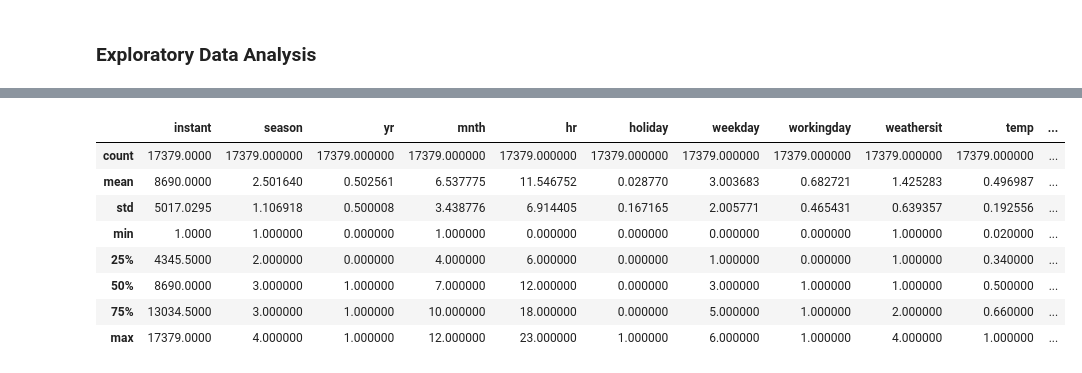
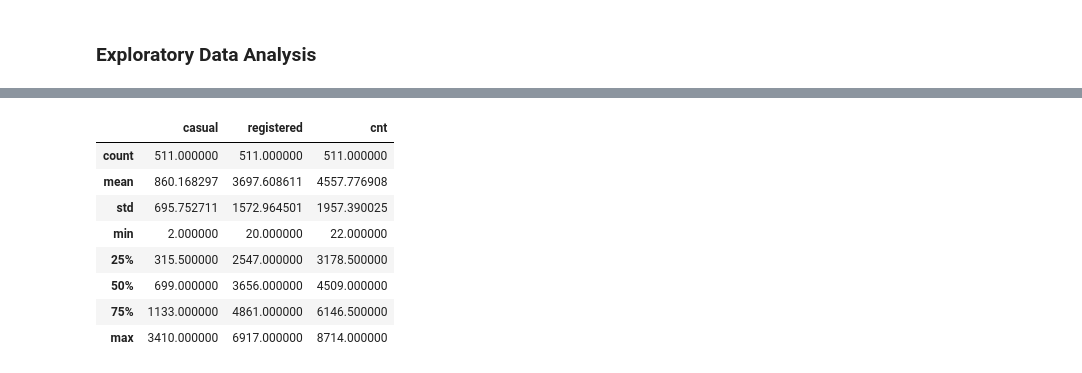
Before and after one commit to estebanangelm/bike_rental_analysis, a Jupyter notebook: Bike Rental Analysis.ipynb, the cells around one changed output, grey strips where cells are left out. Drawn from its saved outputs; the diff is of its cells as text; code cells hidden in the pictures.

```diff
--- a/Bike Rental Analysis.ipynb
+++ b/Bike Rental Analysis.ipynb
@@ -18 +29,3 @@ hour = pd.read_csv('data/hour.csv',sep=',')
+# %%
+day_train,day_test = train_test_split(day,test_size=0.3)
 # %%
@@ -49,0 +73,2 @@ sns.distplot(hour['hr'],12)
+# %%
+day_train_y = day_train[['casual','registered','cnt']]
@@ -50,12 +77,12 @@ sns.distplot(hour['hr'],12)
 # %%
-hour.describe()
+day_train_y.describe()
 # %% [output]
-|  | instant | season | yr | mnth | hr | holiday | weekday | workingday | weathersit | temp | ... |
-| count | 17379.0000 | 17379.000000 | 17379.000000 | 17379.000000 | 17379.000000 | 17379.000000 | 17379.000000 | 17379.000000 | 17379.000000 | 17379.000000 | ... |
-| mean | 8690.0000 | 2.501640 | 0.502561 | 6.537775 | 11.546752 | 0.028770 | 3.003683 | 0.682721 | 1.425283 | 0.496987 | ... |
-| std | 5017.0295 | 1.106918 | 0.500008 | 3.438776 | 6.914405 | 0.167165 | 2.005771 | 0.465431 | 0.639357 | 0.192556 | ... |
-| min | 1.0000 | 1.000000 | 0.000000 | 1.000000 | 0.000000 | 0.000000 | 0.000000 | 0.000000 | 1.000000 | 0.020000 | ... |
-| 25% | 4345.5000 | 2.000000 | 0.000000 | 4.000000 | 6.000000 | 0.000000 | 1.000000 | 0.000000 | 1.000000 | 0.340000 | ... |
-| 50% | 8690.0000 | 3.000000 | 1.000000 | 7.000000 | 12.000000 | 0.000000 | 3.000000 | 1.000000 | 1.000000 | 0.500000 | ... |
-| 75% | 13034.5000 | 3.000000 | 1.000000 | 10.000000 | 18.000000 | 0.000000 | 5.000000 | 1.000000 | 2.000000 | 0.660000 | ... |
-| max | 17379.0000 | 4.000000 | 1.000000 | 12.000000 | 23.000000 | 1.000000 | 6.000000 | 1.000000 | 4.000000 | 1.000000 | ... |
+|  | casual | registered | cnt |
+| count | 511.000000 | 511.000000 | 511.000000 |
+| mean | 860.168297 | 3697.608611 | 4557.776908 |
+| std | 695.752711 | 1572.964501 | 1957.390025 |
+| min | 2.000000 | 20.000000 | 22.000000 |
+| 25% | 315.500000 | 2547.000000 | 3178.500000 |
+| 50% | 699.000000 | 3656.000000 | 4509.000000 |
+| 75% | 1133.000000 | 4861.000000 | 6146.500000 |
+| max | 3410.000000 | 6917.000000 | 8714.000000 |
```
Also changed, not shown: parts of 18 cells of this notebook, 1 other file.
